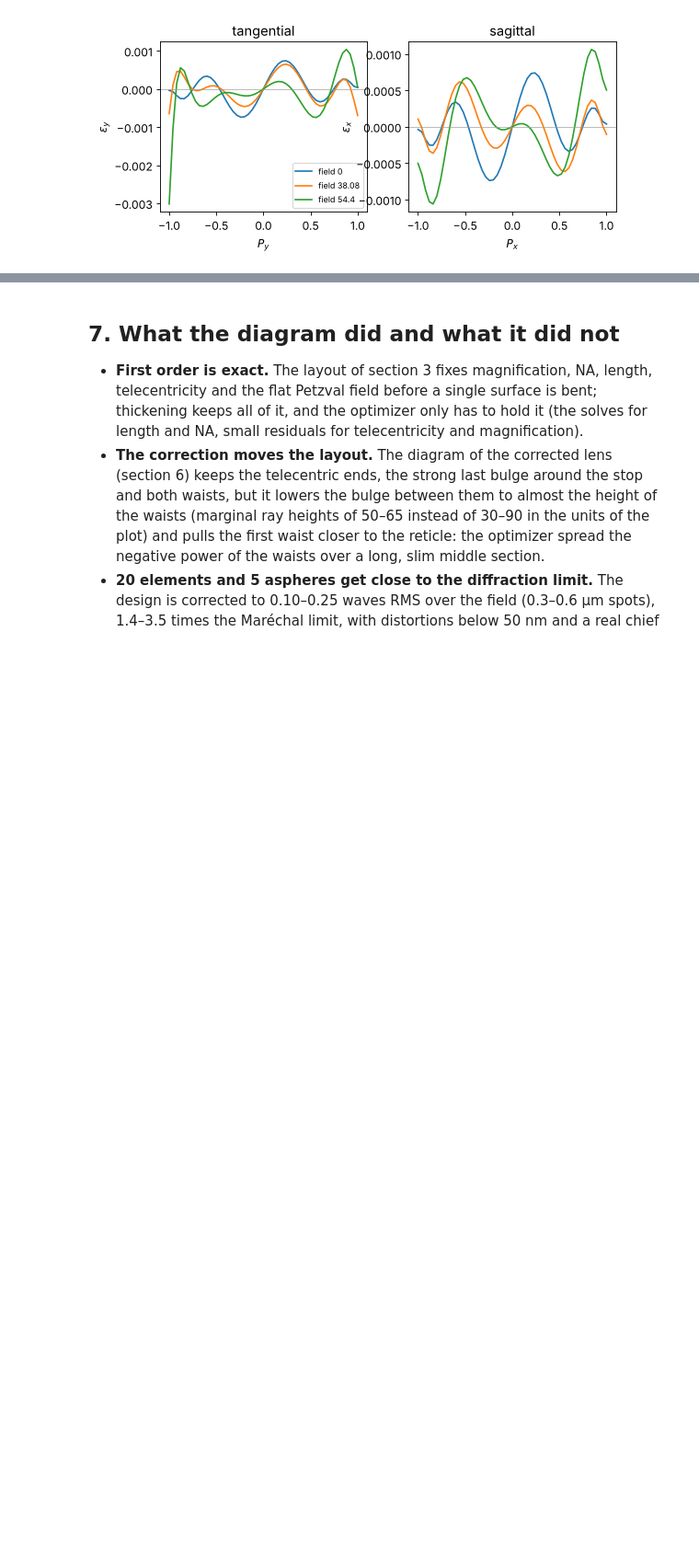
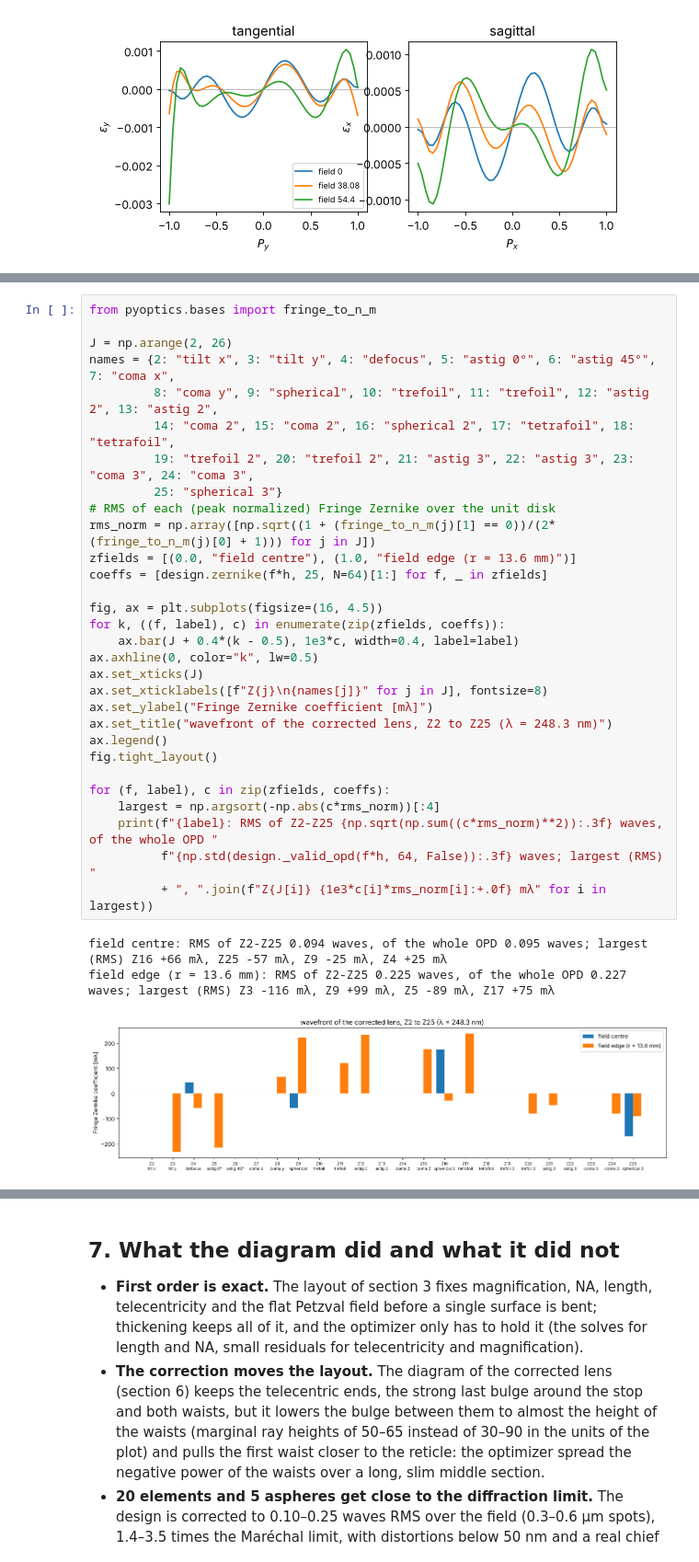
Before and after one commit to aeberspaecher/pyoptics, a Jupyter notebook: notebooks/43_litho_delano_lens_design.ipynb, the cells around one changed output, grey strips where cells are left out. Shown at 92% size. Cells and saved outputs as stored; diff of their text form; blank space fills up the shorter version.

```diff
--- a/notebooks/43_litho_delano_lens_design.ipynb
+++ b/notebooks/43_litho_delano_lens_design.ipynb
@@ -450,0 +463,34 @@ axes = design.plot_ray_fan(fields=[0.0, 0.7*h, h])
+# %%
+from pyoptics.bases import fringe_to_n_m
+
+J = np.arange(2, 26)
+names = {2: "tilt x", 3: "tilt y", 4: "defocus", 5: "astig 0°", 6: "astig 45°", 7: "coma x",
+         8: "coma y", 9: "spherical", 10: "trefoil", 11: "trefoil", 12: "astig 2", 13: "astig 2",
+         14: "coma 2", 15: "coma 2", 16: "spherical 2", 17: "tetrafoil", 18: "tetrafoil",
+         19: "trefoil 2", 20: "trefoil 2", 21: "astig 3", 22: "astig 3", 23: "coma 3", 24: "coma 3",
+         25: "spherical 3"}
+# RMS of each (peak normalized) Fringe Zernike over the unit disk
+rms_norm = np.array([np.sqrt((1 + (fringe_to_n_m(j)[1] == 0))/(2*(fringe_to_n_m(j)[0] + 1))) for j in J])
+zfields = [(0.0, "field centre"), (1.0, "field edge (r = 13.6 mm)")]
+coeffs = [design.zernike(f*h, 25, N=64)[1:] for f, _ in zfields]
+
+fig, ax = plt.subplots(figsize=(16, 4.5))
+for k, ((f, label), c) in enumerate(zip(zfields, coeffs)):
+    ax.bar(J + 0.4*(k - 0.5), 1e3*c, width=0.4, label=label)
+ax.axhline(0, color="k", lw=0.5)
+ax.set_xticks(J)
+ax.set_xticklabels([f"Z{j}\n{names[j]}" for j in J], fontsize=8)
+ax.set_ylabel("Fringe Zernike coefficient [mλ]")
+ax.set_title("wavefront of the corrected lens, Z2 to Z25 (λ = 248.3 nm)")
+ax.legend()
+fig.tight_layout()
+
+for (f, label), c in zip(zfields, coeffs):
+    largest = np.argsort(-np.abs(c*rms_norm))[:4]
+    print(f"{label}: RMS of Z2-Z25 {np.sqrt(np.sum((c*rms_norm)**2)):.3f} waves, of the whole OPD "
+          f"{np.std(design._valid_opd(f*h, 64, False)):.3f} waves; largest (RMS) "
+          + ", ".join(f"Z{J[i]} {1e3*c[i]*rms_norm[i]:+.0f} mλ" for i in largest))
+# %% [output]
+field centre: RMS of Z2-Z25 0.094 waves, of the whole OPD 0.095 waves; largest (RMS) Z16 +66 mλ, Z25 -57 mλ, Z9 -25 mλ, Z4 +25 mλ
+field edge (r = 13.6 mm): RMS of Z2-Z25 0.225 waves, of the whole OPD 0.227 waves; largest (RMS) Z3 -116 mλ, Z9 +99 mλ, Z5 -89 mλ, Z17 +75 mλ
+[figure, added]
```
Also changed, not shown: parts of 3 cells of this notebook, 1 other file.
